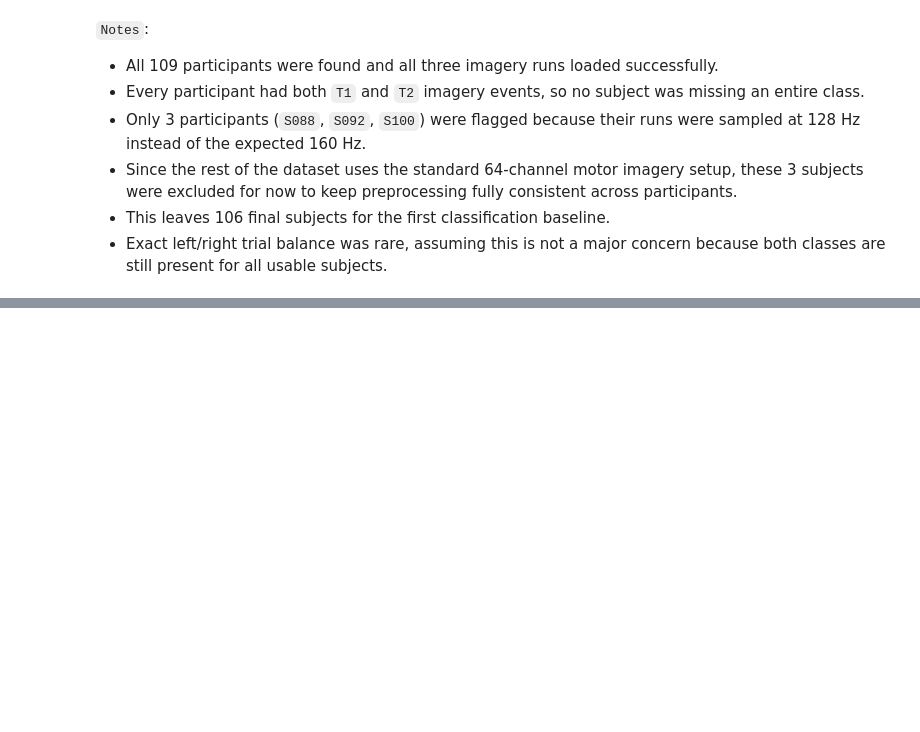
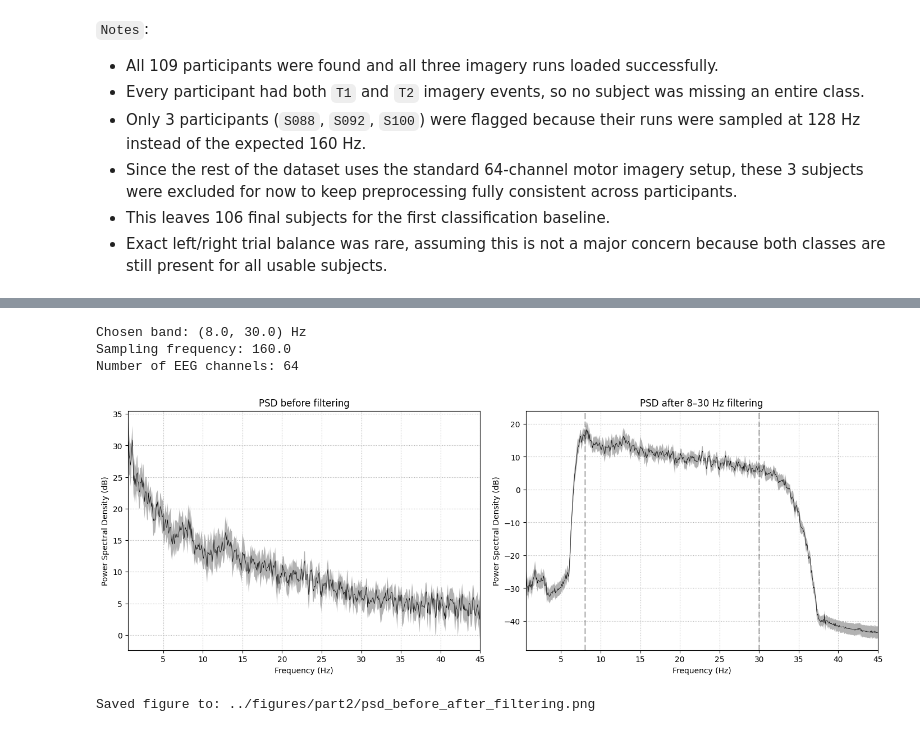
Before and after one commit to neehanthreddym/eeg-signal-processing-classification, a Jupyter notebook: notebooks/part2_motor_imagery.ipynb, the cells around one changed output, grey strips where cells are left out. Saved outputs shown, nothing was run; the diff lists cells and outputs as text; code cells hidden in the pictures; blank space fills up the shorter version.

```diff
--- a/notebooks/part2_motor_imagery.ipynb
+++ b/notebooks/part2_motor_imagery.ipynb
@@ -56,11 +67,11 @@ SANITY_RUN     = 4
 edf_path = DATA_DIR / SANITY_SUBJECT / f"{SANITY_SUBJECT}R{SANITY_RUN:02d}.edf"
 print(f"Loading: {edf_path}\n")
 
-raw = mne.io.read_raw_edf(edf_path, preload=False, verbose=False)
+raw_s001 = mne.io.read_raw_edf(edf_path, preload=False, verbose=False)
 
 # Channel names
-print(f"Total channels : {len(raw.ch_names)}")
-print(f"Channel names  : {raw.ch_names}")
+print(f"Total channels : {len(raw_s001.ch_names)}")
+print(f"Channel names  : {raw_s001.ch_names}")
 # %% [output]
 Loading: ../data/motor_imagery/eegmmidb/S001/S001R04.edf
 
@@ -111,8 +122,8 @@ Raw annotations (first 10):
 - The raw annotations alternate between rest (T0) and imagery cues (T1/T2), which shows that the cue markers were read correctly from the EDF annotation channel.
 # %%
 # Convert annotations to MNE events and confirm T1/T2 mapping
-raw.load_data(verbose=False)
-events, event_id_found = mne.events_from_annotations(raw, verbose=False)
+raw_s001.load_data(verbose=False)
+events, event_id_found = mne.events_from_annotations(raw_s001, verbose=False)
 
 print(f"MNE event_id mapping found: {event_id_found}")
 print(f"  → T1 maps to {event_id_found.get('T1', 'NOT FOUND')}  (expected 2 = left)")
@@ -544,0 +396,61 @@ Name: count, dtype: int64
+# %%
+L_FREQ = 8.0
+H_FREQ = 30.0
+PSD_FMAX = 45.0
+
+raw_s001_for_psd = raw_s001.copy()
+
+print("Chosen band:", (L_FREQ, H_FREQ), "Hz")
+print("Sampling frequency:", raw_s001_for_psd.info["sfreq"])
+print("Number of EEG channels:", len(mne.pick_types(raw_s001_for_psd.info, eeg=True)))
+
+# Keep only EEG channels for cleaner PSD visualization
+raw_psd_input = raw_s001_for_psd.copy().pick("eeg")
+
+# Filtered version for comparison
+raw_psd_filtered = raw_psd_input.copy().filter(
+    l_freq=L_FREQ,
+    h_freq=H_FREQ,
+    fir_design="firwin",
+    verbose=False,
+)
+
+# Compute PSDs
+psd_before = raw_psd_input.compute_psd(fmin=0.5, fmax=PSD_FMAX, verbose=False)
+psd_after = raw_psd_filtered.compute_psd(fmin=0.5, fmax=PSD_FMAX, verbose=False)
+
+# Plot side-by-side
+fig, axes = plt.subplots(1, 2, figsize=(14, 5), constrained_layout=True)
+
+psd_before.plot(
+    axes=axes[0],
+    average=True,
+    spatial_colors=False,
+    show=False,
+)
+axes[0].set_title("PSD before filtering")
+axes[0].set_xlabel("Frequency (Hz)")
+axes[0].set_ylabel("Power Spectral Density (dB)")
+
+psd_after.plot(
+    axes=axes[1],
+    average=True,
+    spatial_colors=False,
+    show=False,
+)
+axes[1].set_title(f"PSD after {L_FREQ:.0f}–{H_FREQ:.0f} Hz filtering")
+axes[1].set_xlabel("Frequency (Hz)")
+axes[1].set_ylabel("Power Spectral Density (dB)")
+
+save_path = FIGURES_DIR / "psd_before_after_filtering.png"
+fig.savefig(save_path, dpi=300, bbox_inches="tight")
+
+plt.show()
+
+print(f"Saved figure to: {save_path}")
+# %% [output]
+Chosen band: (8.0, 30.0) Hz
+Sampling frequency: 160.0
+Number of EEG channels: 64
+[figure, added]
+Saved figure to: ../figures/part2/psd_before_after_filtering.png
```
Also changed, not shown: parts of 81 cells of this notebook, 20 other files.
